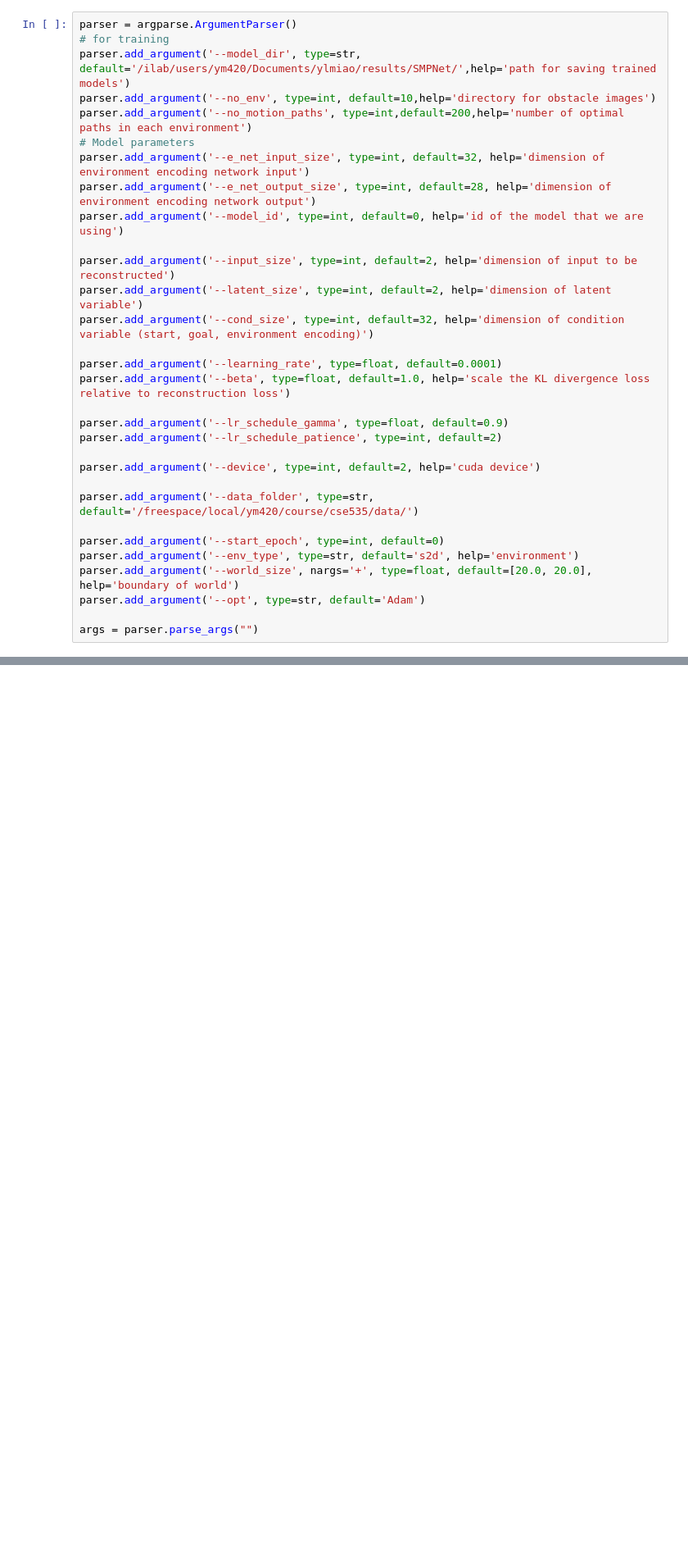
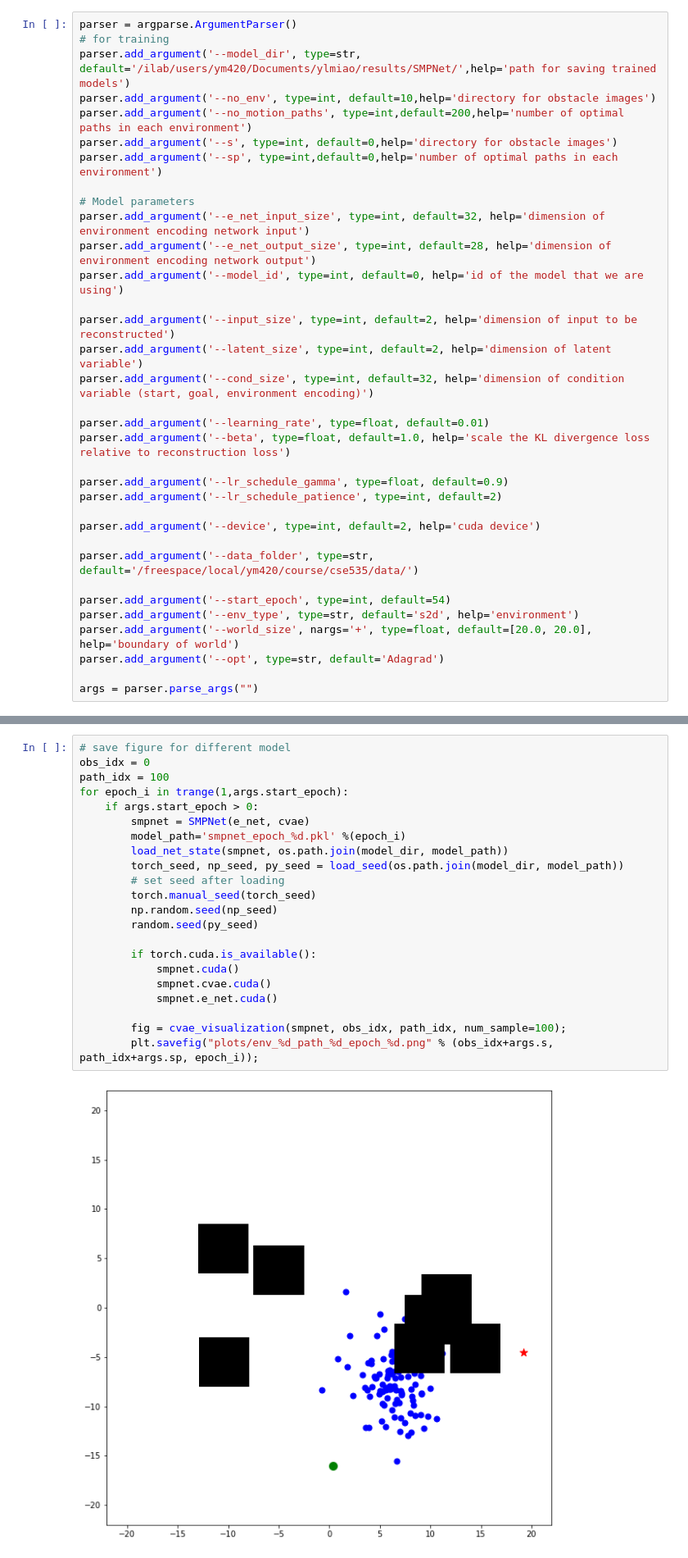
Before and after one commit to MiaoDragon/CSE535-Learning-Based-Motion-Planning-Using-Conditional-Variational-Autoencoder, a Jupyter notebook: cvae-planning/s2d_visualization.ipynb, the cells around one changed output, grey strips where cells are left out. Shown at 82% size. Saved outputs shown, nothing was run; the diff lists cells and outputs as text; blank space fills up the shorter version.

```diff
--- a/cvae-planning/s2d_visualization.ipynb
+++ b/cvae-planning/s2d_visualization.ipynb
@@ -25,6 +25,9 @@ parser = argparse.ArgumentParser()
 parser.add_argument('--model_dir', type=str, default='/ilab/users/ym420/Documents/ylmiao/results/SMPNet/',help='path for saving trained models')
 parser.add_argument('--no_env', type=int, default=10,help='directory for obstacle images')
 parser.add_argument('--no_motion_paths', type=int,default=200,help='number of optimal paths in each environment')
+parser.add_argument('--s', type=int, default=0,help='directory for obstacle images')
+parser.add_argument('--sp', type=int,default=0,help='number of optimal paths in each environment')
+
 # Model parameters
 parser.add_argument('--e_net_input_size', type=int, default=32, help='dimension of environment encoding network input')
 parser.add_argument('--e_net_output_size', type=int, default=28, help='dimension of environment encoding network output')
@@ -34,7 +37,7 @@ parser.add_argument('--input_size', type=int, default=2, help='dimension of inpu
 parser.add_argument('--latent_size', type=int, default=2, help='dimension of latent variable')
 parser.add_argument('--cond_size', type=int, default=32, help='dimension of condition variable (start, goal, environment encoding)')
 
-parser.add_argument('--learning_rate', type=float, default=0.0001)
+parser.add_argument('--learning_rate', type=float, default=0.01)
 parser.add_argument('--beta', type=float, default=1.0, help='scale the KL divergence loss relative to reconstruction loss')
 
 parser.add_argument('--lr_schedule_gamma', type=float, default=0.9)
@@ -44,10 +47,10 @@ parser.add_argument('--device', type=int, default=2, help='cuda device')
 
 parser.add_argument('--data_folder', type=str, default='/freespace/local/ym420/course/cse535/data/')
 
-parser.add_argument('--start_epoch', type=int, default=0)
+parser.add_argument('--start_epoch', type=int, default=54)
 parser.add_argument('--env_type', type=str, default='s2d', help='environment')
 parser.add_argument('--world_size', nargs='+', type=float, default=[20.0, 20.0], help='boundary of world')
-parser.add_argument('--opt', type=str, default='Adam')
+parser.add_argument('--opt', type=str, default='Adagrad')
 
 args = parser.parse_args("")
 # %%
@@ -131,0 +226,24 @@ start_indices, goal_indices, env_indices = start_indices[:-val_len], goal_indice
+# %%
+# save figure for different model
+obs_idx = 0
+path_idx = 100
+for epoch_i in trange(1,args.start_epoch):
+    if args.start_epoch > 0:
+        smpnet = SMPNet(e_net, cvae)
+        model_path='smpnet_epoch_%d.pkl' %(epoch_i)
+        load_net_state(smpnet, os.path.join(model_dir, model_path))
+        torch_seed, np_seed, py_seed = load_seed(os.path.join(model_dir, model_path))
+        # set seed after loading
+        torch.manual_seed(torch_seed)
+        np.random.seed(np_seed)
+        random.seed(py_seed)
+
+        if torch.cuda.is_available():
+            smpnet.cuda()
+            smpnet.cvae.cuda()
+            smpnet.e_net.cuda()
+
+        fig = cvae_visualization(smpnet, obs_idx, path_idx, num_sample=100);
+        plt.savefig("plots/env_%d_path_%d_epoch_%d.png" % (obs_idx+args.s, path_idx+args.sp, epoch_i));
+# %% [output]
+[figure, added]
```
Also changed, not shown: parts of 10 cells of this notebook, 3 other files.
